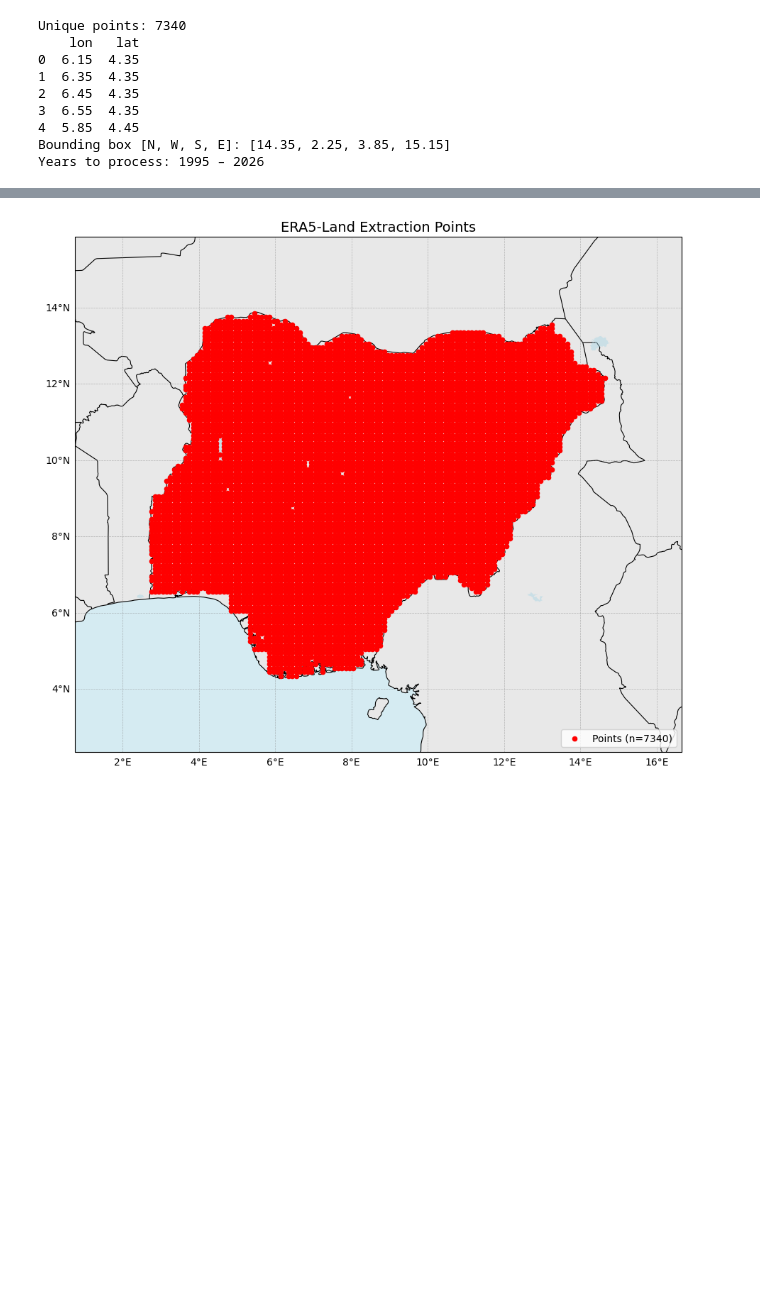
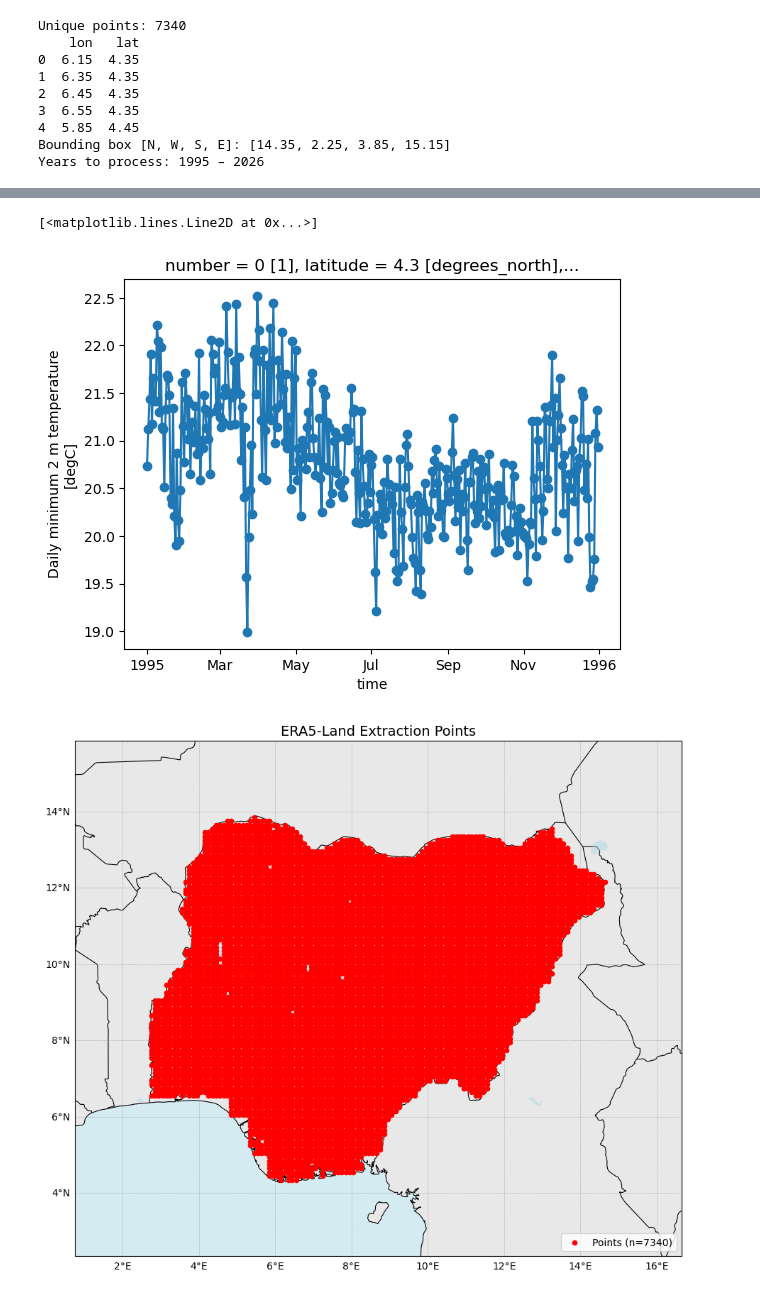
Before and after one commit to Kaushikreddym/climdata, a Jupyter notebook: usecase/download_era5land/down.ipynb, the cells around one changed output, grey strips where cells are left out. Drawn from its saved outputs; the diff is of its cells as text; code cells hidden in the pictures; blank space fills up the shorter version.

```diff
--- a/usecase/download_era5land/down.ipynb
+++ b/usecase/download_era5land/down.ipynb
@@ -505,3 +646,12 @@ nc_to_simplace(
+# %%
+import xarray as xr
+nc_path="/data01/FDS/muduchuru/Atmos/ERA5-Land/ERA5Land_daily_1995.nc"
+ds = xr.open_dataset(nc_path, chunks={"time": 365})
+# %%
+ds['tasmin'].isel(latitude=100,longitude=100).plot(marker='o')
+# %% [output]
+[<matplotlib.lines.Line2D at 0x...>]
+[figure, added]
 # %%
 import matplotlib.pyplot as plt
 import cartopy.crs as ccrs
```
Also changed, not shown: parts of 3 cells of this notebook, 3 other files.
